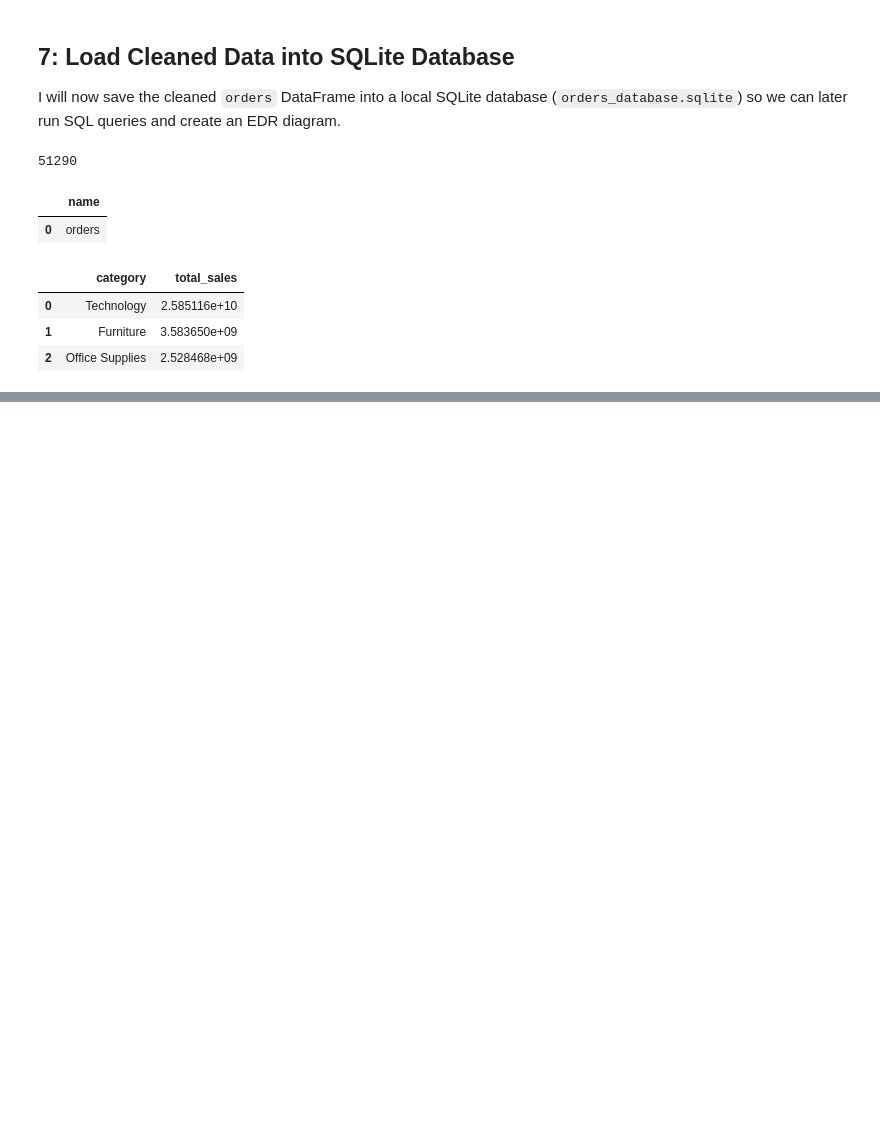
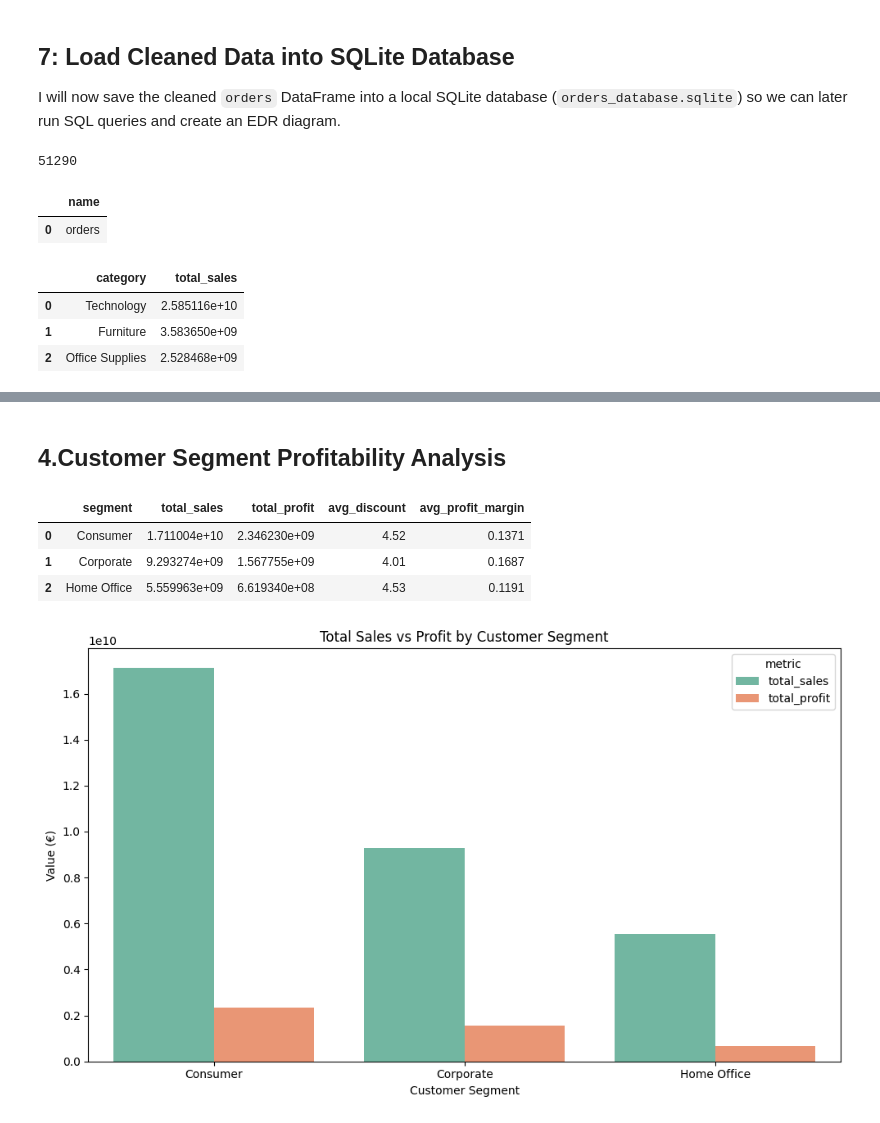
Before and after one commit to Egbe34/final-project-global-superstore, a Jupyter notebook: notebooks/1_data_loading_preview.ipynb, the cells around one changed output, grey strips where cells are left out. Saved outputs shown, nothing was run; the diff lists cells and outputs as text; code cells hidden in the pictures; blank space fills up the shorter version.

Commit message:
Final Jupyter and SQL analysis completed – ready for ERD and dashboard

```diff
--- a/notebooks/1_data_loading_preview.ipynb
+++ b/notebooks/1_data_loading_preview.ipynb
@@ -60,6 +60,3 @@ order_priority    0
 dtype: int64
 # %% [markdown]
 ## 4.Recommended Action ##
-# %%
-# Drop the postal_code column due to excessive missing data
-df.drop(columns='Postal_code', inplace=True)
@@ -184,0 +563,42 @@ result
+# %% [markdown]
+##  4.Customer Segment Profitability Analysis
+# %%
+
+sales_by_segment = df.groupby("segment")["sales"].sum()
+profit_by_segment = df.groupby("segment")["profit"].sum()
+avg_discount_by_segment = df.groupby("segment")["discount"].mean()
+
+
+profit_margin = (profit_by_segment / sales_by_segment).round(4)
+
+
+segment_df = pd.DataFrame({
+    "total_sales": sales_by_segment.round(2),
+    "total_profit": profit_by_segment.round(2),
+    "avg_discount": avg_discount_by_segment.round(2),
+    "avg_profit_margin": profit_margin
+}).reset_index()
+
+segment_df
+# %% [output]
+|  | segment | total_sales | total_profit | avg_discount | avg_profit_margin |
+| 0 | Consumer | 1.711004e+10 | 2.346230e+09 | 4.52 | 0.1371 |
+| 1 | Corporate | 9.293274e+09 | 1.567755e+09 | 4.01 | 0.1687 |
+| 2 | Home Office | 5.559963e+09 | 6.619340e+08 | 4.53 | 0.1191 |
+# %%
+import matplotlib.pyplot as plt
+import seaborn as sns
+
+
+segment_melted = segment_df.melt(id_vars="segment", value_vars=["total_sales", "total_profit"],
+                                  var_name="metric", value_name="value")
+
+plt.figure(figsize=(10,6))
+sns.barplot(data=segment_melted, x="segment", y="value", hue="metric", palette="Set2")
+plt.title("Total Sales vs Profit by Customer Segment")
+plt.ylabel("Value (€)")
+plt.xlabel("Customer Segment")
+plt.tight_layout()
+plt.show()
+# %% [output]
+[figure, added]
```
Also changed, not shown: parts of 50 cells of this notebook, 8 other files.
